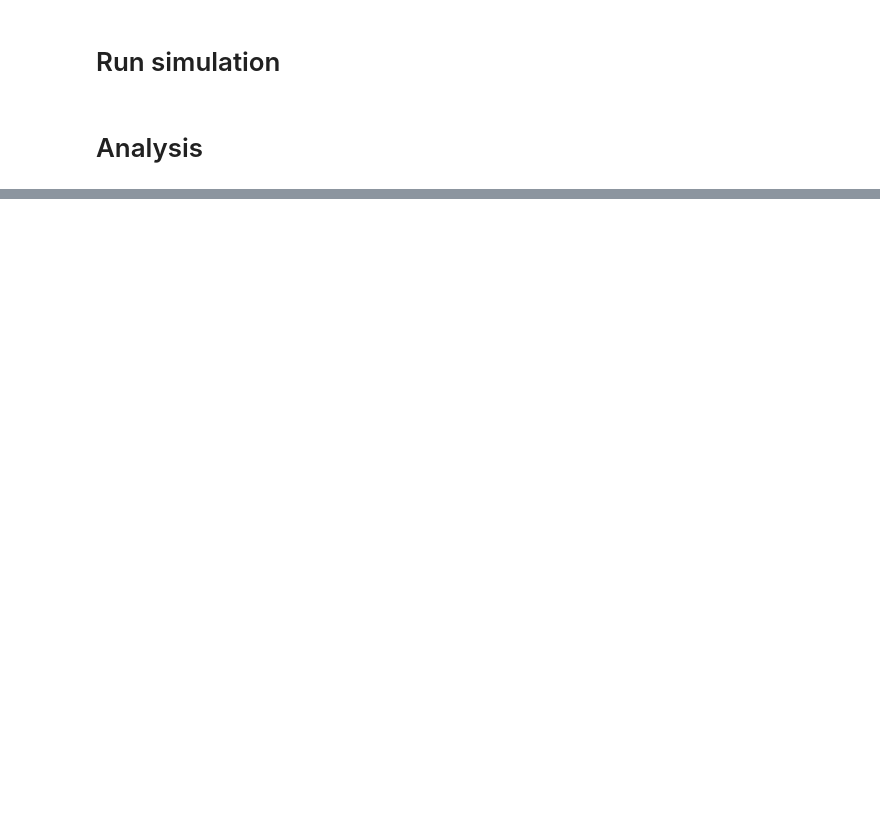
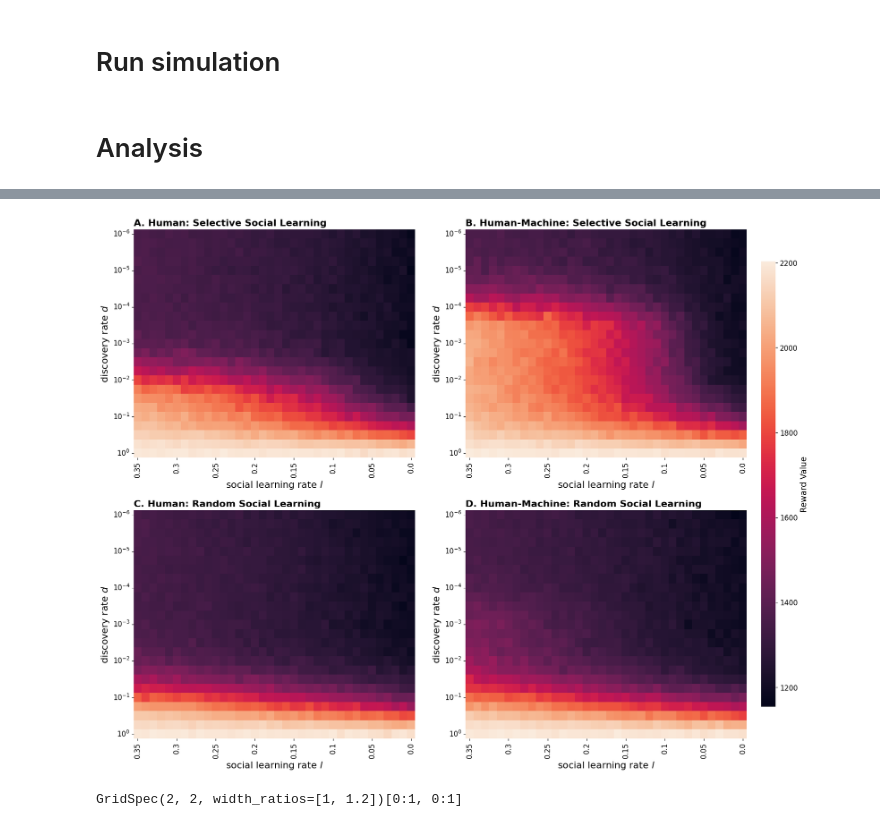
Before and after one commit to LBrinkmann/reward-network-iii, a Jupyter notebook: analysis/abm_standalone.ipynb, the cells around one changed output, grey strips where cells are left out. Cells and saved outputs as stored; diff of their text form; code cells hidden in the pictures; blank space fills up the shorter version.

```diff
--- a/analysis/abm_standalone.ipynb
+++ b/analysis/abm_standalone.ipynb
@@ -183,17 +188,17 @@ demo_solution_types_df.to_parquet('data/simulation/abm_v1/demo_solution_types.pa
 # %% [markdown]
 # Analysis
 # %%
-rewards_df = pd.read_parquet('data/simulation/abm_v1/rewards.parquet')
-agent_prefs_df = pd.read_parquet('data/simulation/abm_v1/agent_prefs.parquet')
-solution_types_df = pd.read_parquet('data/simulation/abm_v1/solution_types.parquet')
-demo_solution_types_df = pd.read_parquet('data/simulation/abm_v1/demo_solution_types.parquet')
+rewards_df = pd.read_parquet('data/simulation/abm_v2/rewards.parquet')
+agent_prefs_df = pd.read_parquet('data/simulation/abm_v2/agent_prefs.parquet')
+solution_types_df = pd.read_parquet('data/simulation/abm_v2/solution_types.parquet')
+demo_solution_types_df = pd.read_parquet('data/simulation/abm_v2/demo_solution_types.parquet')
 # %%
 last_gen = rewards_df['gen'] == G - 1
 demo = rewards_df['problem_type'] == 'demo'
 
 df = rewards_df[last_gen & demo]
 
-reward_matrix = df.pivot_table(index=['condition', 'l_optimal'], columns='d_optimal_log', values='value')
+reward_matrix = df.pivot_table(index=['condition', 'n_teacher', 'l_optimal'], columns='d_optimal_log', values='value')
 reward_diff_matrix = reward_matrix.loc['human-machine'] - reward_matrix.loc['human']
 
 
@@ -204,4 +209,4 @@ is_hybrid = rewards_df['condition'] == 'human-machine'
 
 df = rewards_df[first_gen & demo & is_machine & is_hybrid]
 
-machine_reward_matrix = df.pivot_table(index=['l_optimal'], columns='d_optimal_log', values='value')
+machine_reward_matrix = df.pivot_table(index=['n_teacher', 'l_optimal'], columns='d_optimal_log', values='value')
@@ -401,0 +213,68 @@ df
+# %%
+import matplotlib.pyplot as plt
+from matplotlib.gridspec import GridSpec
+import seaborn as sns
+
+# Create a figure
+fig = plt.figure(figsize=(17, 15))
+gs = GridSpec(2, 2, width_ratios=[1, 1])
+
+# Create subplots using the GridSpec
+axes = [fig.add_subplot(gs[i, j]) for i in [0, 1] for j in [0, 1]]
+
+# Extract data for the heatmaps
+m1 = reward_matrix.loc['human', 5].iloc[::-1].T # human population with best teacher of 5
+m2 = reward_matrix.loc['human-machine', 5].iloc[::-1].T # human-machine population with best teacher of 5
+m3 = reward_matrix.loc['human', 1].iloc[::-1].T # human population with best teacher of 1
+m4 = reward_matrix.loc['human-machine', 1].iloc[::-1].T # human-machine population with best teacher of 1
+
+# Find the global min and max for consistent color scaling
+vmin = min(m1.min().min(), m2.min().min(), m3.min().min(), m4.min().min())
+vmax = max(m1.max().max(), m2.max().max(), m3.max().max(), m4.max().max())
+
+# Plot the heatmaps with consistent color scaling
+heatmaps = [
+    sns.heatmap(m1, ax=axes[0], cbar=False, vmin=vmin, vmax=vmax),
+    sns.heatmap(m2, ax=axes[1], cbar=False, vmin=vmin, vmax=vmax),
+    sns.heatmap(m3, ax=axes[2], cbar=False, vmin=vmin, vmax=vmax),
+    sns.heatmap(m4, ax=axes[3], cbar=False, vmin=vmin, vmax=vmax),
+]
+
+# Add a single color bar
+cbar_ax = fig.add_axes([0.92, 0.15, 0.02, 0.7])  # Adjust the position and size as needed
+cbar = fig.colorbar(heatmaps[0].collections[0], cax=cbar_ax, label='Reward Value')
+
+# Remove the border around the color bar
+cbar.outline.set_visible(False)
+
+# Set x and y tick labels
+for i, ax in enumerate(axes):
+    x_ticks = [(i + 0.5, f"{x:.2}") for i, x in enumerate(m1.columns) if i % 5 == 0]
+    ax.set_xticks([t[0] for t in x_ticks])
+    ax.set_xticklabels([t[1] for t in x_ticks], size=12)
+
+    ax.set_ylabel('discovery rate $d$', size=16)
+    y_ticks = [(i + 0.5, f"$10^{{{int(x):.0f}}}$") for i, x in enumerate(m1.index) if int(x) == x]
+    ax.set_yticks([t[0] for t in y_ticks])
+    ax.set_yticklabels([t[1] for t in y_ticks], size=12)
+    ax.set_xlabel('social learning rate $l$', size=16)
+
+# Set titles for each subplot
+axes[0].set_title('A. Human: Selective Social Learning', loc='left', size=16, weight='bold')
+axes[1].set_title('B. Human-Machine: Selective Social Learning', loc='left', size=16, weight='bold')
+axes[2].set_title('C. Human: Random Social Learning', loc='left', size=16, weight='bold')
+axes[3].set_title('D. Human-Machine: Random Social Learning', loc='left', size=16, weight='bold')
+
+
+# Adjust spacing between plots
+plt.subplots_adjust(left=0.05, right=0.9, top=0.9, bottom=0.1, wspace=0.18, hspace=0.23)
+
+# Save the figure
+plt.savefig('plots/abm/heatmap_details.png', dpi=300, bbox_inches='tight')
+plt.savefig('plots/abm/heatmap_details.pdf', dpi=300, bbox_inches='tight')
+# %% [output]
+[figure, added]
+# %%
+gs[0,0]
+# %% [output]
+GridSpec(2, 2, width_ratios=[1, 1.2])[0:1, 0:1]
```
Also changed, not shown: parts of 11 cells of this notebook, 6 other files.
